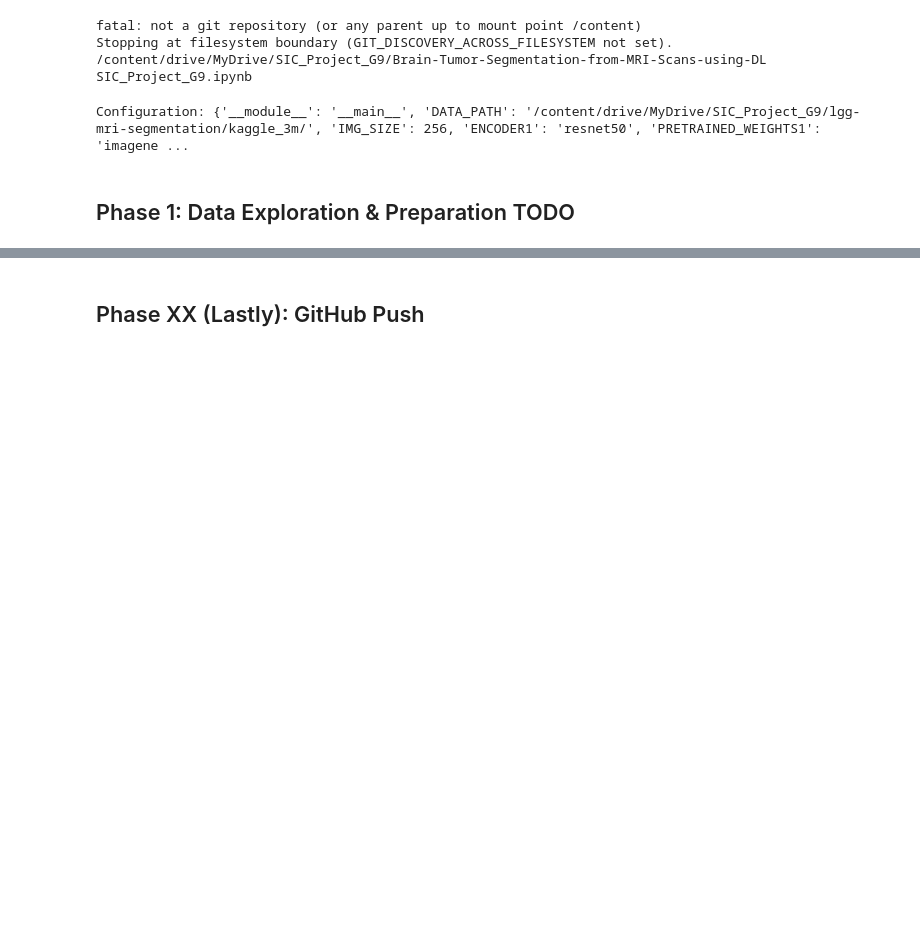
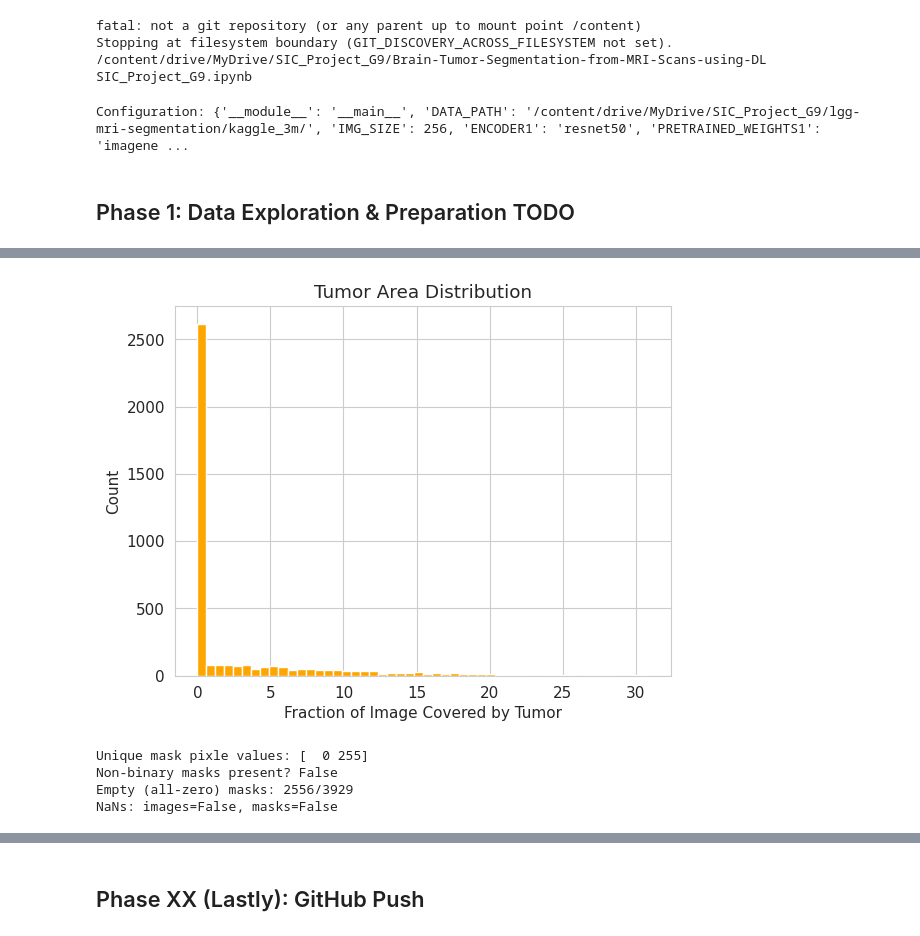
Before and after one commit to Tada-TOT/Brain-Tumor-Segmentation-from-MRI-Scans-using-DL, a Jupyter notebook: SIC_Project_G9.ipynb, the cells around one changed output, grey strips where cells are left out. Drawn from its saved outputs; the diff is of its cells as text; code cells hidden in the pictures; blank space fills up the shorter version.

```diff
--- a/SIC_Project_G9.ipynb
+++ b/SIC_Project_G9.ipynb
@@ -180,0 +232,26 @@ visualize_sample(sample_row.IMAGE_PATH, sample_row.MASK_PATH)
+# %%
+# @title 1.1.3 Image and Mask Shape
+
+images = []
+masks = []
+for idx, row in tqdm(df.iterrows(), total=len(df), desc="Loading images and masks"):
+    mri_img = cv2.imread(row['IMAGE_PATH'])
+    if mri_img is not None:
+        images.append(cv2.cvtColor(mri_img, cv2.COLOR_BGR2RGB))
+    else:
+        print(f"Warning: Could not read image at {row['IMAGE_PATH']}")
+        continue
+
+    mask = cv2.imread(row['MASK_PATH'], cv2.IMREAD_GRAYSCALE)
+    if mask is not None:
+        masks.append(mask)
+    else:
+        print(f"Warning: Could not read mask at {row['MASK_PATH']}")
+        # Remove the corresponding image if mask failed
+        images.pop()
+
+images = np.array(images, dtype=np.uint8)
+masks = np.array(masks, dtype=np.uint8)
+
+print(f"Images shape: {images.shape}")
+print(f"Masks shape: {masks.shape}")
@@ -180,0 +400,30 @@ visualize_sample(sample_row.IMAGE_PATH, sample_row.MASK_PATH)
+# %%
+# @title 1.1.6 Tumor Area Distribution
+
+tumor_area = [np.sum(mask) / CFG.IMG_SIZE**2 for mask in masks]
+plt.hist(tumor_area, bins=50, color='orange')
+plt.title("Tumor Area Distribution")
+plt.xlabel("Fraction of Image Covered by Tumor")
+plt.ylabel("Count")
+plt.show()
+# %% [output]
+[figure, added]
+# %%
+# @title 1.1.7 Basic Quality Checks (binary masks, empties, NaNs)
+
+N, H, W, _ = images.shape
+mask_vals = np.unique(masks)
+non_binary = np.setdiff1d(mask_vals, [0, 255]).size > 0
+empty_masks = int(np.sum(masks.reshape(N,-1).sum(axis=1) == 0))
+nan_imgs = np.isnan(images).any()
+nan_masks = np.isnan(masks).any()
+
+print(f"Unique mask pixle values: {np.unique(masks)[:10]}")
+print(f"Non-binary masks present? {non_binary}")
+print(f"Empty (all-zero) masks: {empty_masks}/{N}")
+print(f"NaNs: images={nan_imgs}, masks={nan_masks}")
+# %% [output]
+Unique mask pixle values: [  0 255]
+Non-binary masks present? False
+Empty (all-zero) masks: 2556/3929
+NaNs: images=False, masks=False
```
Also changed, not shown: parts of 20 cells of this notebook.
